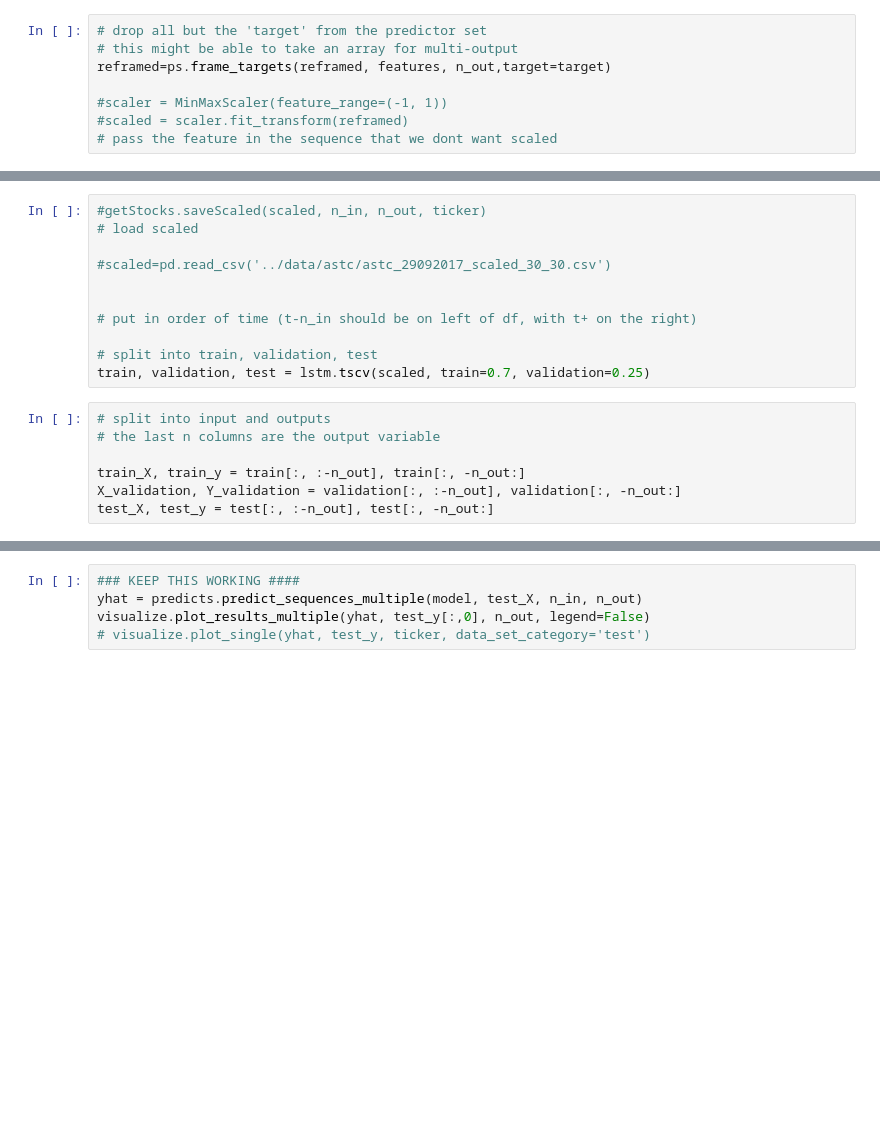
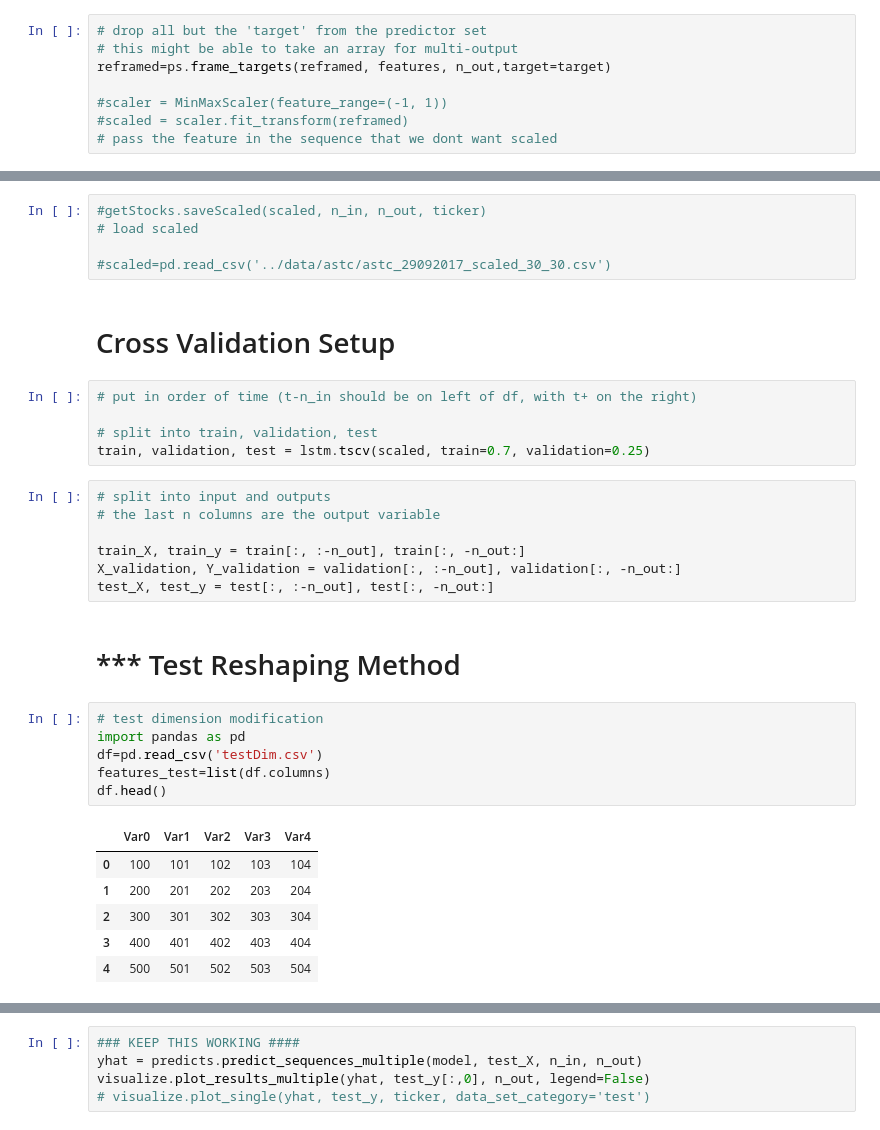
Before and after one commit to ChuckHend/ts-engine, a Jupyter notebook: src/main_nb.ipynb, the cells around one changed output, grey strips where cells are left out. Cells and saved outputs as stored; diff of their text form; blank space fills up the shorter version.

```diff
--- a/src/main_nb.ipynb
+++ b/src/main_nb.ipynb
@@ -108,10 +123,11 @@ scaled=reframed
+# %%
+#getStocks.saveScaled(scaled, n_in, n_out, ticker)
+# load scaled
+
+#scaled=pd.read_csv('../data/astc/astc_29092017_scaled_30_30.csv')
+# %% [markdown]
+# Cross Validation Setup
 # %%
-#getStocks.saveScaled(scaled, n_in, n_out, ticker)
-# load scaled
-
-#scaled=pd.read_csv('../data/astc/astc_29092017_scaled_30_30.csv')
-
-
 # put in order of time (t-n_in should be on left of df, with t+ on the right)
 
 # split into train, validation, test
@@ -123,3 +139,18 @@ train, validation, test = lstm.tscv(scaled, train=0.7, validation=0.25)
 train_X, train_y = train[:, :-n_out], train[:, -n_out:]
 X_validation, Y_validation = validation[:, :-n_out], validation[:, -n_out:]
 test_X, test_y = test[:, :-n_out], test[:, -n_out:]
+# %% [markdown]
+# *** Test Reshaping Method
+# %%
+# test dimension modification
+import pandas as pd
+df=pd.read_csv('testDim.csv')
+features_test=list(df.columns)
+df.head()
+# %% [output]
+|  | Var0 | Var1 | Var2 | Var3 | Var4 |
+| 0 | 100 | 101 | 102 | 103 | 104 |
+| 1 | 200 | 201 | 202 | 203 | 204 |
+| 2 | 300 | 301 | 302 | 303 | 304 |
+| 3 | 400 | 401 | 402 | 403 | 404 |
+| 4 | 500 | 501 | 502 | 503 | 504 |
```
Also changed, not shown: parts of 28 cells of this notebook, 2 other files.
